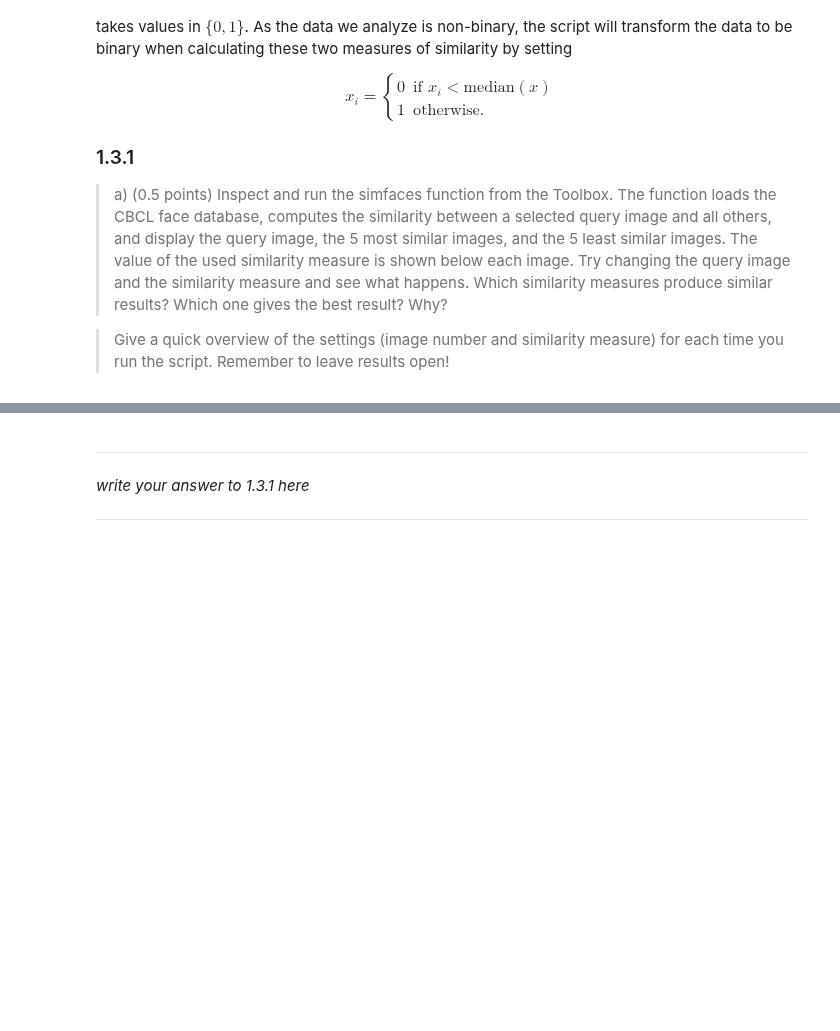
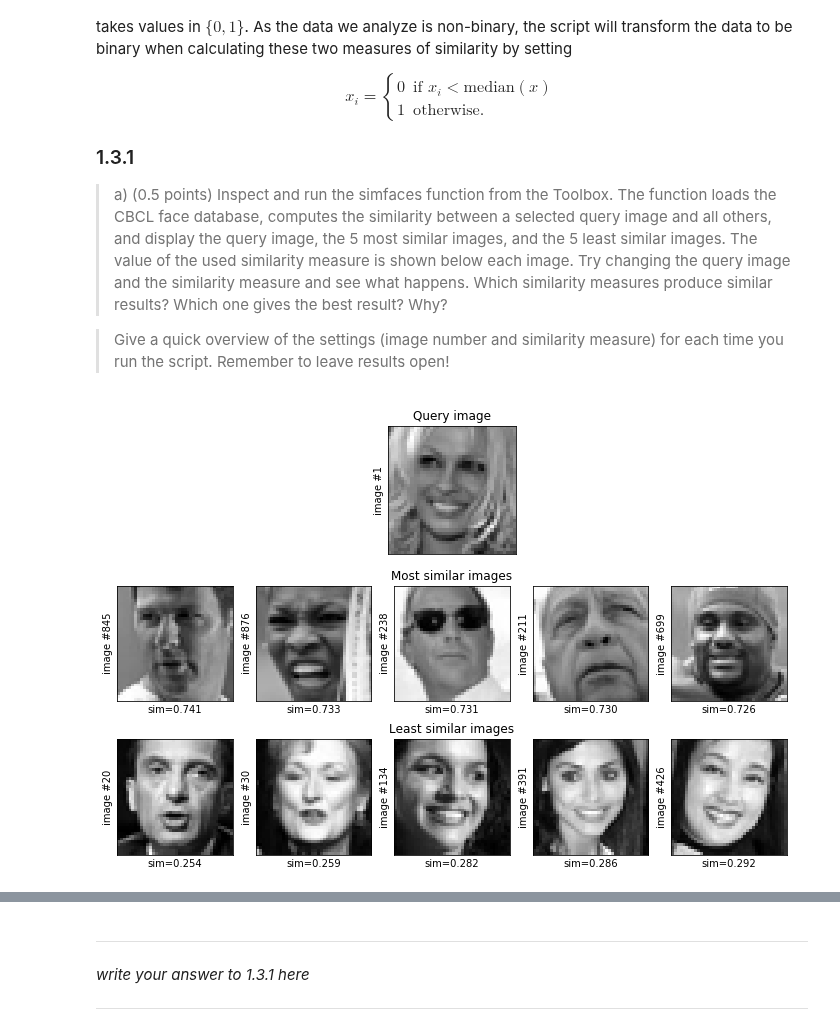
Before and after one commit to gabrielraya/Data-Mining, a Jupyter notebook: Assignment_1.ipynb, the cells around one changed output, grey strips where cells are left out. Cells and saved outputs as stored; diff of their text form; code cells hidden in the pictures; blank space fills up the shorter version.

Commit message:
add similarity measures

```diff
--- a/Assignment_1.ipynb
+++ b/Assignment_1.ipynb
@@ -504,0 +507,4 @@ $$x_i = \left\{ \begin{array}{ll} 0 & \textrm{if~} x_i < \textrm{median}({x}) \\
+# %%
+simfaces(i=1, similarity_measure = 'SMC')
+# %% [output]
+[figure, added]
```
Also changed, not shown: parts of 7 cells of this notebook.
